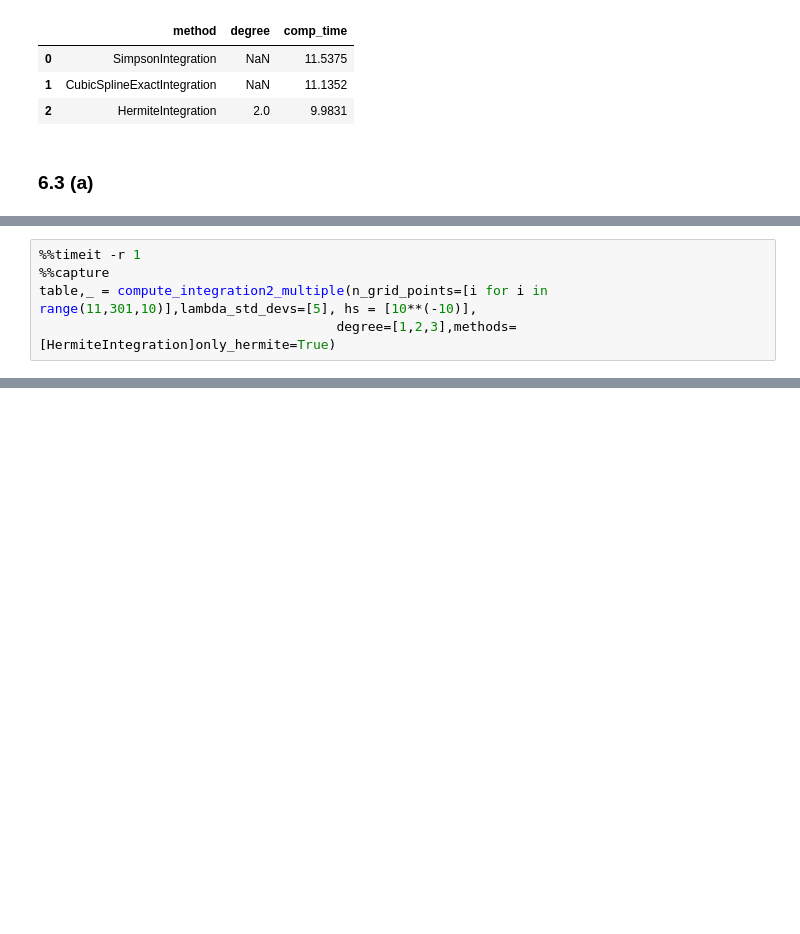
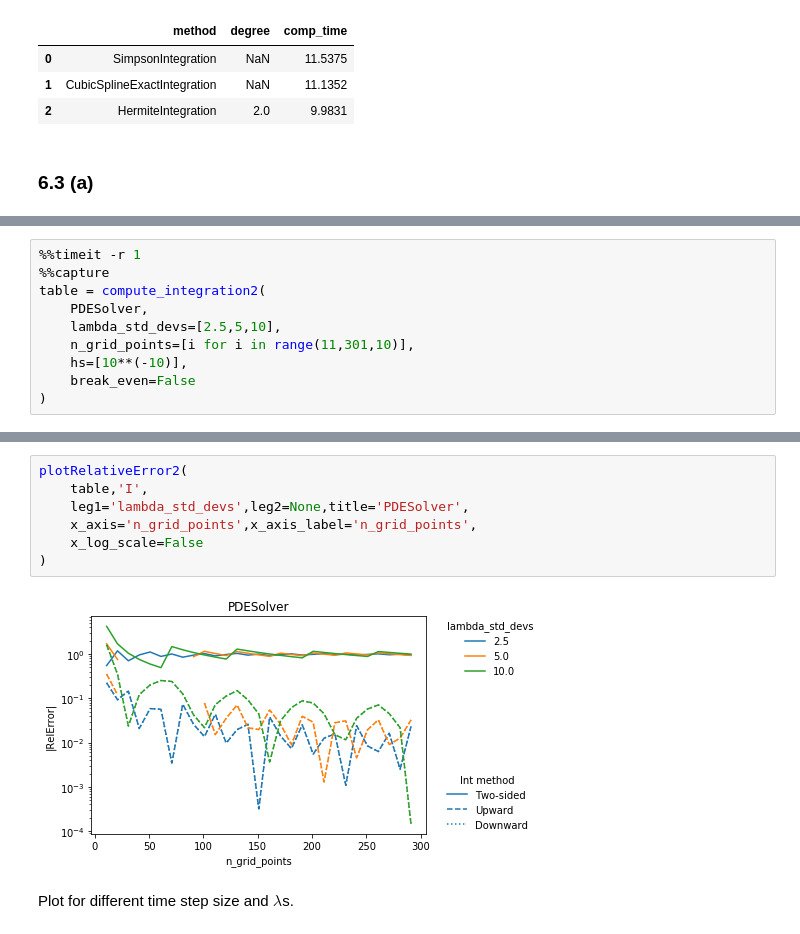
Before and after one commit to sschlenkrich/QuantLibPython, a Jupyter notebook: hom62.ipynb, the cells around one changed output, grey strips where cells are left out. Saved outputs shown, nothing was run; the diff lists cells and outputs as text; blank space fills up the shorter version.

```diff
--- a/hom62.ipynb
+++ b/hom62.ipynb
@@ -570,6 +577,11 @@ plotRelativeError2(
 # %%
 %%timeit -r 1
 %%capture
-table,_ = compute_integration2_multiple(n_grid_points=[i for i in range(11,301,10)],lambda_std_devs=[5], hs = [10**(-10)],
-                                      degree=[1,2,3],methods=[HermiteIntegration]only_hermite=True)
+table = compute_integration2(
+    PDESolver,
+    lambda_std_devs=[2.5,5,10],
+    n_grid_points=[i for i in range(11,301,10)],
+    hs=[10**(-10)],
+    break_even=False
+)
 # %% [output]
@@ -591,0 +589,11 @@ table,_ = compute_integration2_multiple(n_grid_points=[i for i in range(11,301,1
+# %%
+plotRelativeError2(
+    table,'I',
+    leg1='lambda_std_devs',leg2=None,title='PDESolver',
+    x_axis='n_grid_points',x_axis_label='n_grid_points',
+    x_log_scale=False
+)
+# %% [output]
+[figure, added]
+# %% [markdown]
+Plot for different time step size and $\lambda$s.
```
Also changed, not shown: parts of 23 cells of this notebook.
